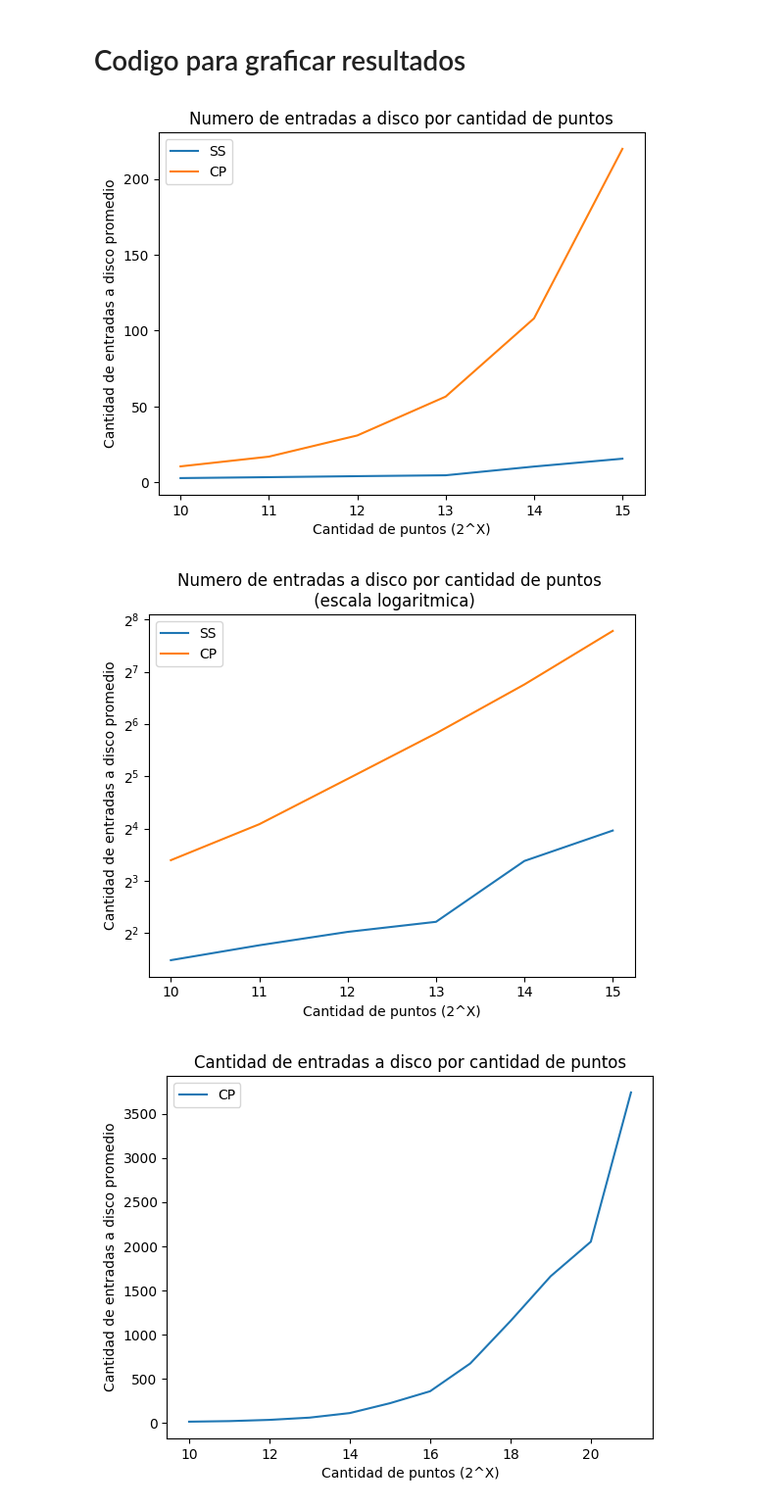
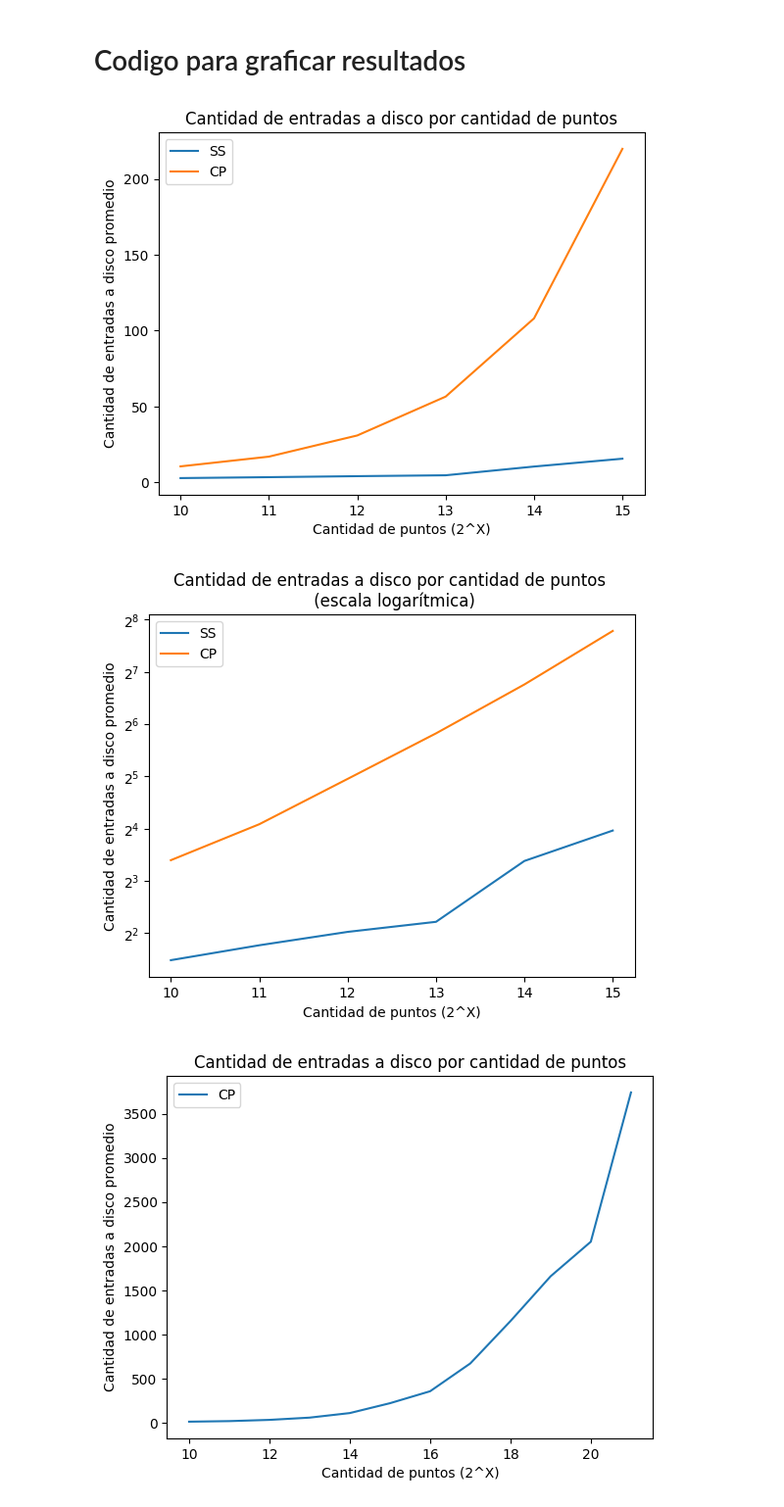
Before and after one commit to Sebitay/Tarea-Logaritmos, a Jupyter notebook: graph.ipynb, the cells around one changed output. Shown at 98% size. Saved outputs shown, nothing was run; the diff lists cells and outputs as text; code cells hidden in the pictures.

```diff
--- a/graph.ipynb
+++ b/graph.ipynb
@@ -2,7 +2,7 @@
 # Codigo para graficar resultados
 # %%
 #Access the output file
-file = open('output-final.txt', 'r')
+file = open('output.txt', 'r')
 lines = file.readlines()
 
 N_list = [10,11,12,13,14,15,16,17,18,19,20,21]
@@ -42,28 +42,28 @@ for line in lines:
 # %%
 import matplotlib.pyplot as plt
 plt.figure()
 # Plotting
 plt.plot(N_list[:6], ss_mean[:6], label='SS')
 plt.plot(N_list[:6], cp_mean[:6], label='CP')
 plt.xlabel('Cantidad de puntos (2^X)')
 plt.ylabel('Cantidad de entradas a disco promedio')
-plt.title('Numero de entradas a disco por cantidad de puntos')
+plt.title('Cantidad de entradas a disco por cantidad de puntos')
 plt.legend()
 plt.show()
 
 plt.figure()
 # Plotting
 plt.plot(N_list[:6], ss_mean[:6], label='SS')
 plt.plot(N_list[:6], cp_mean[:6], label='CP')
 plt.xlabel('Cantidad de puntos (2^X)')
 plt.ylabel('Cantidad de entradas a disco promedio')
-plt.title('Numero de entradas a disco por cantidad de puntos \n (escala logaritmica)')
+plt.title('Cantidad de entradas a disco por cantidad de puntos \n (escala logarítmica)')
 plt.legend()
 plt.yscale('log', base=2)  # Set log2 scale
 plt.show()
 # %% [output]
-[figure, old version]
+[figure, new version]
-[figure, old version]
+[figure, new version]
 # %%
 import matplotlib.pyplot as plt
 plt.figure()
```
Also changed, not shown: parts of 2 cells of this notebook, 9 other files.
